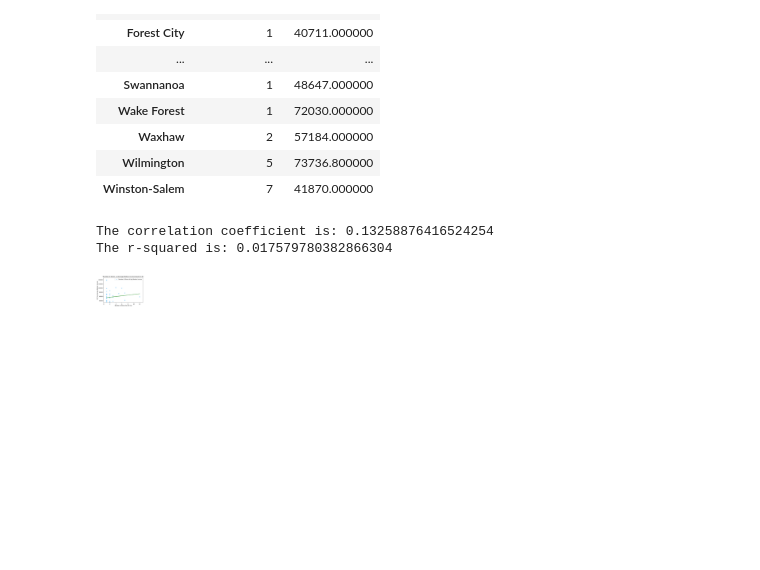
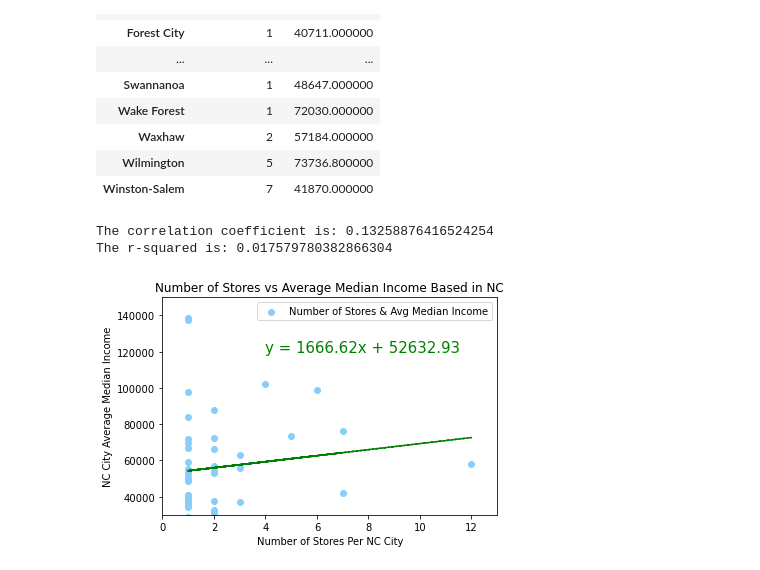
Before and after one commit to AnaLindaPenny/project-one, a Jupyter notebook: StarbucksLocationsVs.HouseholdIncome.ipynb, the cells around one changed output. Drawn from its saved outputs; the diff is of its cells as text; code cells hidden in the pictures; blank space fills up the shorter version.

Commit message:
added images for combined data

```diff
--- a/StarbucksLocationsVs.HouseholdIncome.ipynb
+++ b/StarbucksLocationsVs.HouseholdIncome.ipynb
@@ -240,29 +240,29 @@ See the caveats in the documentation: https://pandas.pydata.org/pandas-docs/stab
 # %%
 x_scat = nc_analysis_df["Store Number"]
 y_scat = nc_analysis_df["Median"]
 
 nc_slope, nc_int, nc_r, nc_p, nc_std_err = stats.linregress(x_scat, y_scat)
 nc_fit = nc_slope * x_scat + nc_int
 line_eq = "y = " + str(round(nc_slope, 2)) + "x + " + str(round(nc_int, 2))
 
 nc_scatter = "Number of Stores & Avg Median Income"
 
 plt.scatter(x_scat, y_scat, label= nc_scatter, color='lightskyblue')
 plt.plot(x_scat, nc_fit, "--", color='green')
-plt.annotate(line_eq, (200, 40000), fontsize=15, color="green")
+plt.annotate(line_eq, (4, 120000), fontsize=15, color="green")
 plt.legend(loc='best')
 
 plt.xlim(0, 13)
 plt.ylim(30000, 150000)
 
 plt.title('Number of Stores vs Average Median Income Based in NC')
 plt.xlabel('Number of Stores Per NC City')
 plt.ylabel('NC City Average Median Income')
 
 print(f"The correlation coefficient is: {nc_r}")
 print(f"The r-squared is: {nc_r**2}")
 plt.show()
 # %% [output]
 The correlation coefficient is: 0.13258876416524254
 The r-squared is: 0.017579780382866304
-[figure, old version]
+[figure, new version]
```
Also changed, not shown: 4 other files.
